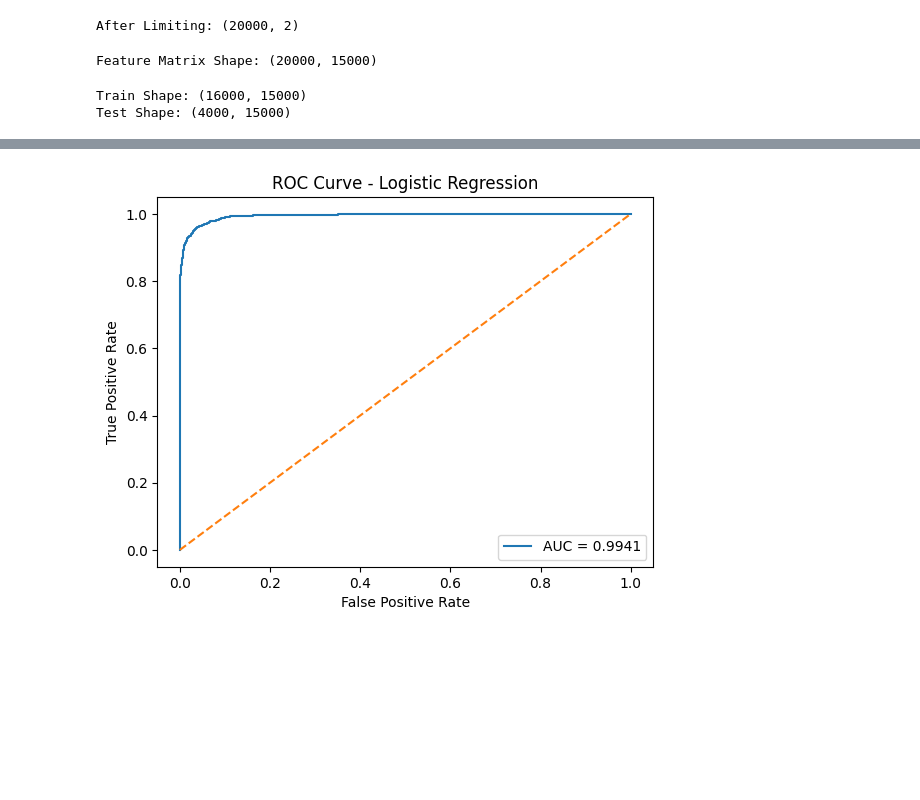
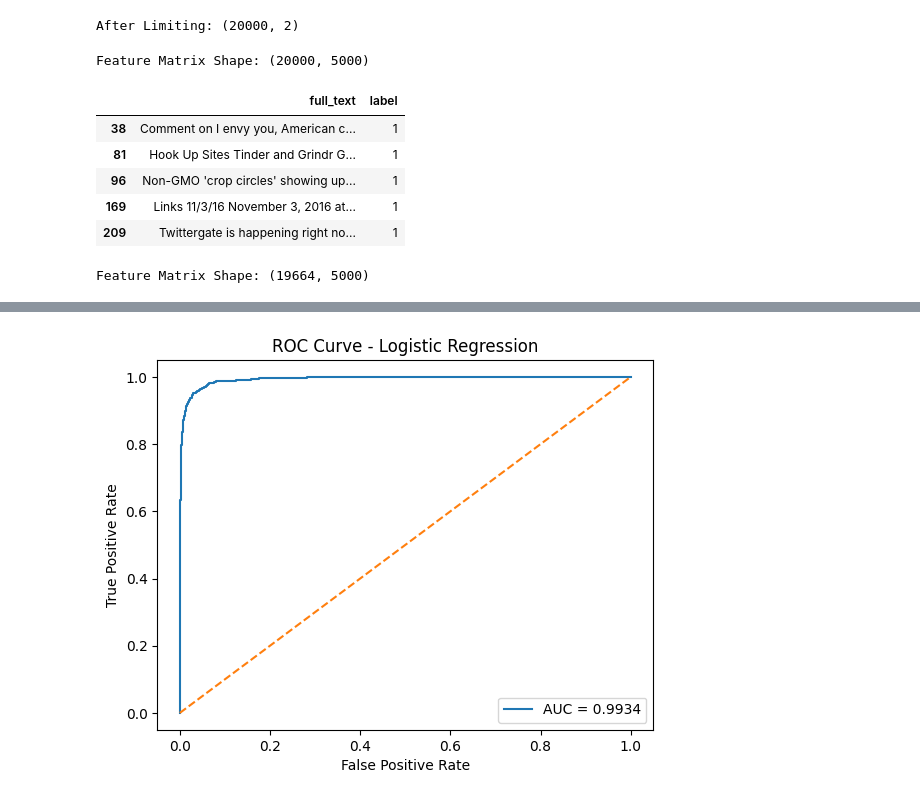
Before and after one commit to jayant733/Fake_news_detection, a Jupyter notebook: Final Project.ipynb, the cells around one changed output, grey strips where cells are left out. Saved outputs shown, nothing was run; the diff lists cells and outputs as text; code cells hidden in the pictures; blank space fills up the shorter version.

```diff
--- a/Final Project.ipynb
+++ b/Final Project.ipynb
@@ -1098,6 +903,52 @@ df = df.sample(20000, random_state=42)
 print("After Limiting:", df.shape)
 # %% [output]
 After Limiting: (20000, 2)
+# %%
+
+
+# ===============================
+# FEATURE CREATION (MOVE THIS UP)
+# ===============================
+X = vectorizer.fit_transform(df["full_text"])
+y = df["label"]
+
+print("Feature Matrix Shape:", X.shape)
+
+# ===============================
+# TRAIN TEST SPLIT
+# ===============================
+X_train, X_test, y_train, y_test = train_test_split(
+    X, y, test_size=0.2, random_state=42, stratify=y
+)
+# %% [output]
+Feature Matrix Shape: (20000, 5000)
+# %%
+# Train model
+from sklearn.linear_model import LogisticRegression
+
+best_model = LogisticRegression(
+    max_iter=2000,
+    class_weight='balanced'
+)
+
+best_model.fit(X_train, y_train)
+
+# Predictions
+y_pred_best = best_model.predict(X_test)
+
+# Errors
+errors = y_test != y_pred_best
+misclassified_indices = np.where(errors)[0]
+
+# View mistakes
+df.iloc[misclassified_indices][["full_text", "label"]].head()
+# %% [output]
+|  | full_text | label |
+| 38 | Comment on I envy you, American c... | 1 |
+| 81 | Hook Up Sites Tinder and Grindr G... | 1 |
+| 96 | Non-GMO 'crop circles' showing up... | 1 |
+| 169 | Links 11/3/16 November 3, 2016 at... | 1 |
+| 209 | Twittergate is happening right no... | 1 |
 # %%
 # ===============================
 # TF-IDF FEATURE ENGINEERING
@@ -1105,8 +956,10 @@ After Limiting: (20000, 2)
 
 vectorizer = TfidfVectorizer(
     stop_words='english',
-    max_features=15000,
-    ngram_range=(1,2)  # unigram + bigram
+    max_features=5000,
+    ngram_range=(1,1),
+    min_df=5
+
 )
 
 X = vectorizer.fit_transform(df["full_text"])
@@ -1114,21 +967,7 @@ y = df["label"]
 
 print("Feature Matrix Shape:", X.shape)
 # %% [output]
-Feature Matrix Shape: (20000, 15000)
+Feature Matrix Shape: (19664, 5000)
-# %%
-# ===============================
-# TRAIN TEST SPLIT
-# ===============================
-
-X_train, X_test, y_train, y_test = train_test_split(
-    X, y, test_size=0.2, random_state=42
-)
-
-print("Train Shape:", X_train.shape)
-print("Test Shape:", X_test.shape)
-# %% [output]
-Train Shape: (16000, 15000)
-Test Shape: (4000, 15000)
 # %%
 # ===============================
 # MODEL TRAINING
```
Also changed, not shown: parts of 40 cells of this notebook, 3 other files.
